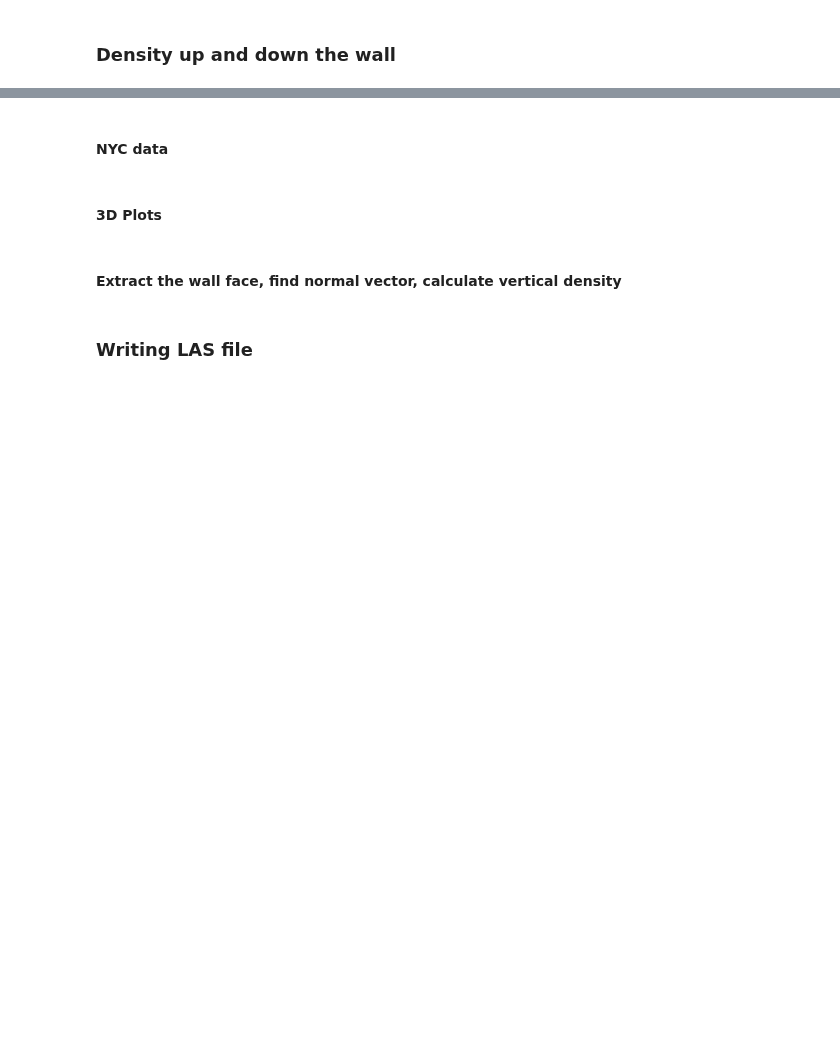
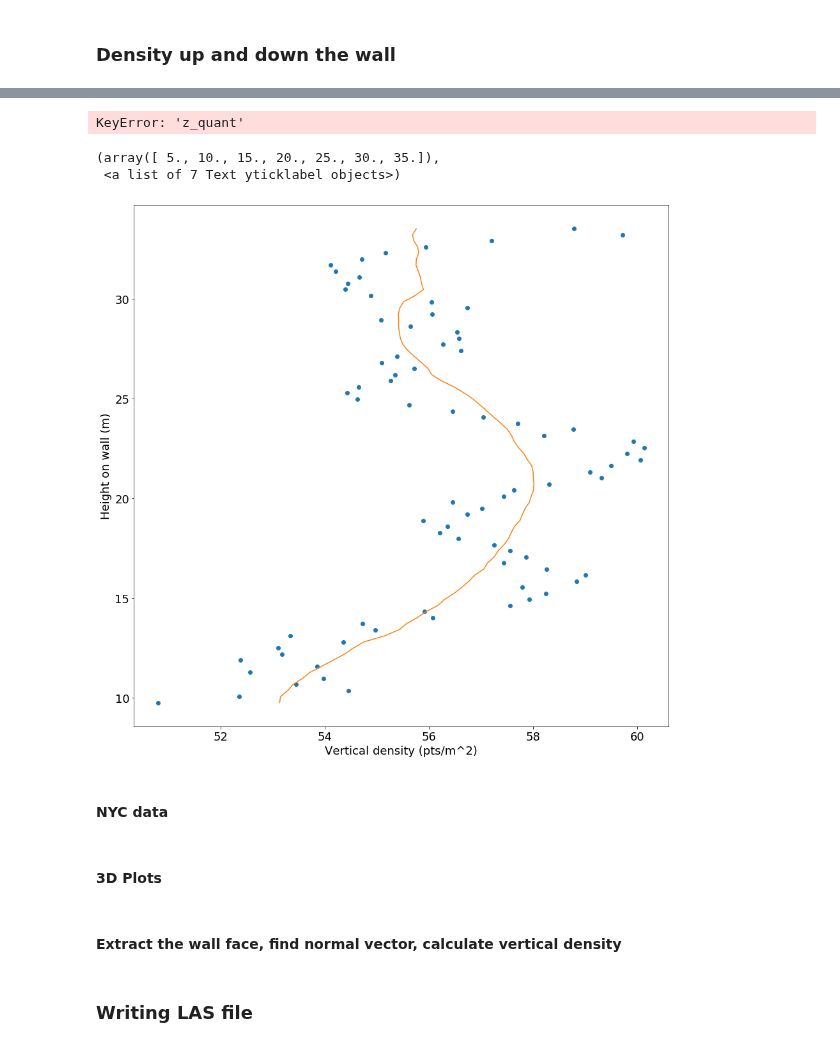
Before and after one commit to mihamerstan/lidar_metrics, a Jupyter notebook: notebooks/point_density.ipynb, the cells around one changed output, grey strips where cells are left out. Cells and saved outputs as stored; diff of their text form; code cells hidden in the pictures; blank space fills up the shorter version.

```diff
--- a/notebooks/point_density.ipynb
+++ b/notebooks/point_density.ipynb
@@ -538,0 +671,20 @@ print("Avg flight point dist from plane, SD: {:2.4f} feet".format(sd_laefer_tota
+# %%
+# Calculate the rectangle side length, based on points
+u_length = np.linalg.norm(bottom_left_pt-top_left_pt)
+v_length = np.linalg.norm(bottom_left_pt-bottom_right_pt)
+
+# Sample points in wall
+#Note 0.28 border_v comes from: (3.5/2) (half-meter feet_from_point) / v_length (with some buffer)
+feet_from_pt_v = 3.5/2
+feet_from_pt_u = 7
+border = [0,0]
+border[0] = 1.08*(feet_from_pt_u / u_length)
+border[1] = 1.08*(feet_from_pt_v / v_length)
+# For density up the wall below
+try:
+    center_points_old = center_points
+except:
+    pass
+center_points = center_point_sample(5000,
+                    bottom_left_pt,top_left_pt,bottom_right_pt,
+                    u_length=u_length,v_length=v_length,border=border)
@@ -539,9 +836,9 @@ print("Avg flight point dist from plane, SD: {:2.4f} feet".format(sd_laefer_tota
 # %% [markdown]
 ### Density up and down the wall
 # %%
-if center_points_old:
+try:
     center_points_total = np.concatenate((center_points_old,center_points),axis=0)
-else:
+except NameError:
     center_points_total = center_points
 center_points_df = pd.DataFrame(center_points_total,columns=['x','y','z'])
 # %%
@@ -559,3 +867,28 @@ plt.plot(quantized['laefer'],quantized.index,'x')
+# %%
+# Trendline
+quantized['rho_trend'] = np.zeros(quantized.shape[0])
+
+quantized[abs(quantized['z_quant']-50)<10]
+# %% [output]
+KeyError: 'z_quant'
+# %%
+a = quantized.index.min()
+b = quantized.index.max()
+
+quantized['trend'] = [quantized.loc[max(0,i-10):min(b,i+10),'laefer'].mean() for i in np.arange(a,b+1)]
+# %%
+quantized.head()
+plt.figure(figsize=[15,15])
+plt.plot(quantized['laefer']/0.092903,quantized.index/3.28084,'o')
+plt.plot(quantized['trend']/0.092903,quantized.index/3.28084)
+plt.ylabel("Height on wall (m)",fontsize=18)
+plt.xlabel("Vertical density (pts/m^2)",fontsize=18)
+plt.xticks(fontsize=18)
+plt.yticks(fontsize=18)
+# %% [output]
+(array([ 5., 10., 15., 20., 25., 30., 35.]),
+ <a list of 7 Text yticklabel objects>)
+[figure, added]
 # %%
 print("\n\n2017 scan (Horizontal, 10,000 samples): \n"+"*"*30)
 print("Avg points per square: {:2.2f}".format((4 * feet_from_point**2)*np.mean(pt_density_nyc_list)))
```
Also changed, not shown: parts of 37 cells of this notebook, 1 other file.
